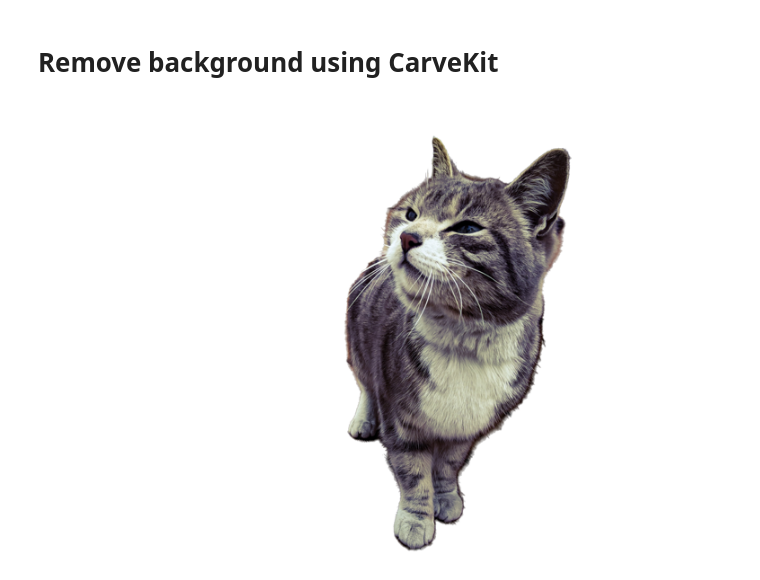
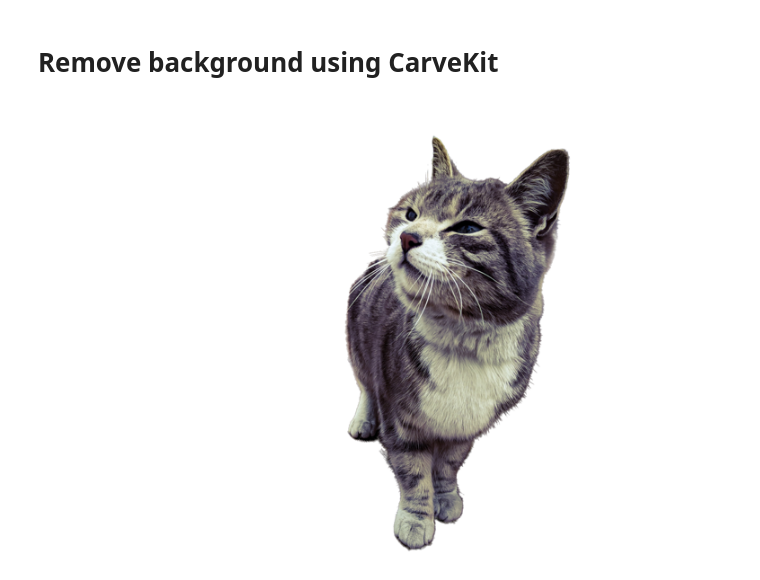
Before and after one commit to OPHoperHPO/freezed_carvekit_2023, a Jupyter notebook: docs/other/carvekit_try.ipynb, the cells around one changed output. Drawn from its saved outputs; the diff is of its cells as text; code cells hidden in the pictures.

```diff
--- a/docs/other/carvekit_try.ipynb
+++ b/docs/other/carvekit_try.ipynb
@@ -35,7 +83,7 @@ download_all();
 #@markdown - `PREPROCESSING_METHOD`  - Preprocessing method. `AutoScene` will automatically select needed model depends on your image. If you don't want, disable it.
 #@markdown - `SEGMENTATION_NETWORK`  - Segmentation network. Use `isnet` for hairs-like objects and `tracer_b7` for objects
 #@markdown - `POSTPROCESSING_METHOD`  - Postprocessing method
-#@markdown - `SEGMENTATION_MASK_SIZE` - Segmentation mask size. Use 640 for Tracer B7 and 1024 for ISNet
+#@markdown - `SEGMENTATION_MASK_SIZE` - Segmentation mask size. Use 960 for Tracer B7 and 1024 for ISNet
 #@markdown - `TRIMAP_DILATION`  - The size of the offset radius from the object mask in pixels when forming an unknown area
 #@markdown - `TRIMAP_EROSION`  - The number of iterations of erosion that the object's mask will be subjected to before forming an unknown area
 #@markdown > Look README.md and code for more details on networks and methods
@@ -47,36 +95,36 @@ from google.colab import files
 from carvekit.web.schemas.config import MLConfig
 from carvekit.web.utils.init_utils import init_interface
 
 SHOW_FULLSIZE = False #@param {type:"boolean"}
-PREPROCESSING_METHOD = "autoscene" #@param ["autoscene", "auto", "none"]
-SEGMENTATION_NETWORK = "tracer_b7" #@param ["u2net", "deeplabv3", "basnet", "tracer_b7", "isnet"]
-POSTPROCESSING_METHOD = "cascade_fba" #@param ["fba", "cascade_fba", "none"]
-SEGMENTATION_MASK_SIZE = 640 #@param ["640", "320"] {type:"raw", allow-input: true}
+PREPROCESSING_METHOD = "none" #@param ["autoscene", "auto", "none"]
+SEGMENTATION_NETWORK = "isnet" #@param ["u2net", "deeplabv3", "basnet", "tracer_b7", "isnet"]
+POSTPROCESSING_METHOD = "fba" #@param ["fba", "cascade_fba", "none"]
+SEGMENTATION_MASK_SIZE = 1024 #@param ["640", "320"] {type:"raw", allow-input: true}
 TRIMAP_DILATION = 30 #@param {type:"integer"}
-TRIMAP_EROSION = 5 #@param {type:"integer"}
+TRIMAP_EROSION = 1 #@param {type:"integer"}
 DEVICE = 'cuda' if torch.cuda.is_available() else 'cpu'
 
 
 config = MLConfig(segmentation_network=SEGMENTATION_NETWORK,
                   preprocessing_method=PREPROCESSING_METHOD,
                   postprocessing_method=POSTPROCESSING_METHOD,
                   seg_mask_size=SEGMENTATION_MASK_SIZE,
                   trimap_dilation=TRIMAP_DILATION,
                   trimap_erosion=TRIMAP_EROSION,
                   device=DEVICE)
 
 
 interface = init_interface(config)
 
 
 
 
 uploaded = files.upload().keys()
 display.clear_output()
 images = interface(uploaded)
 for im in enumerate(images):
   if not SHOW_FULLSIZE:
     im[1].thumbnail((768, 768), resample=3)
   display.display(im[1])
 # %% [output]
-[figure, old version]
+[figure, new version]
```
Also changed, not shown: parts of 2 cells of this notebook.
